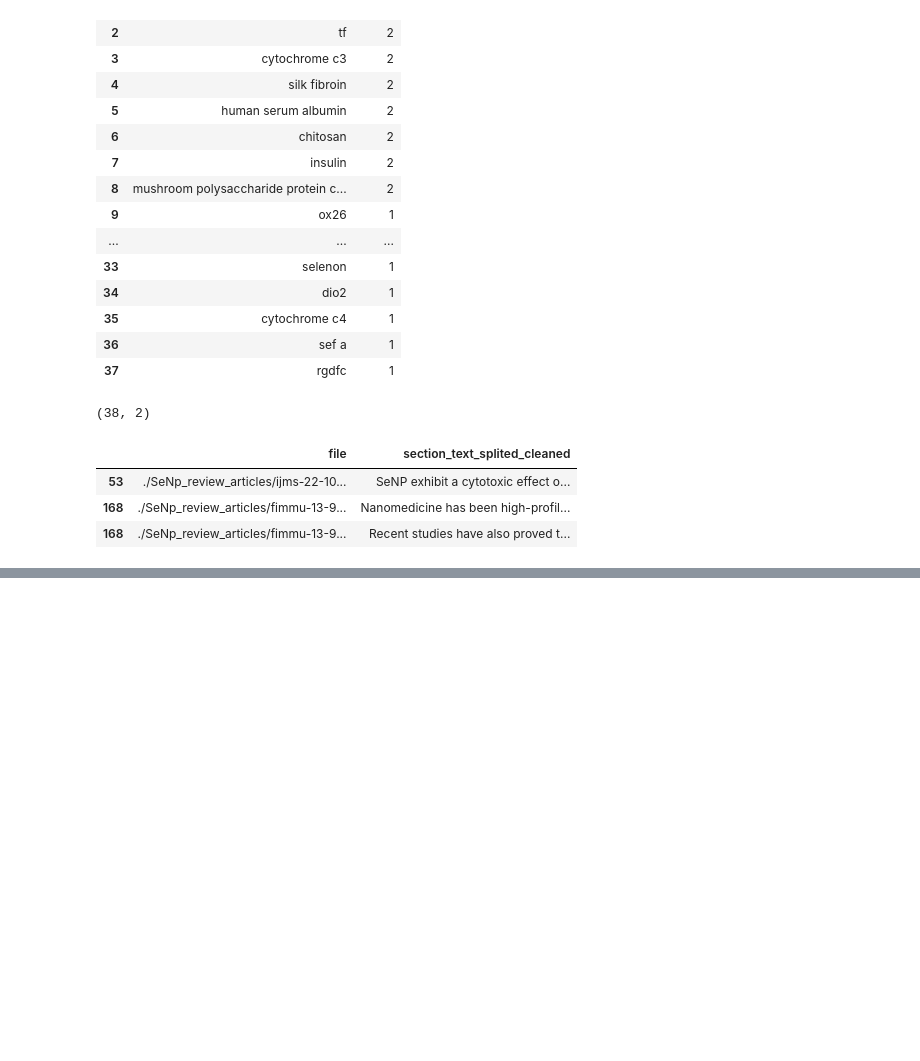
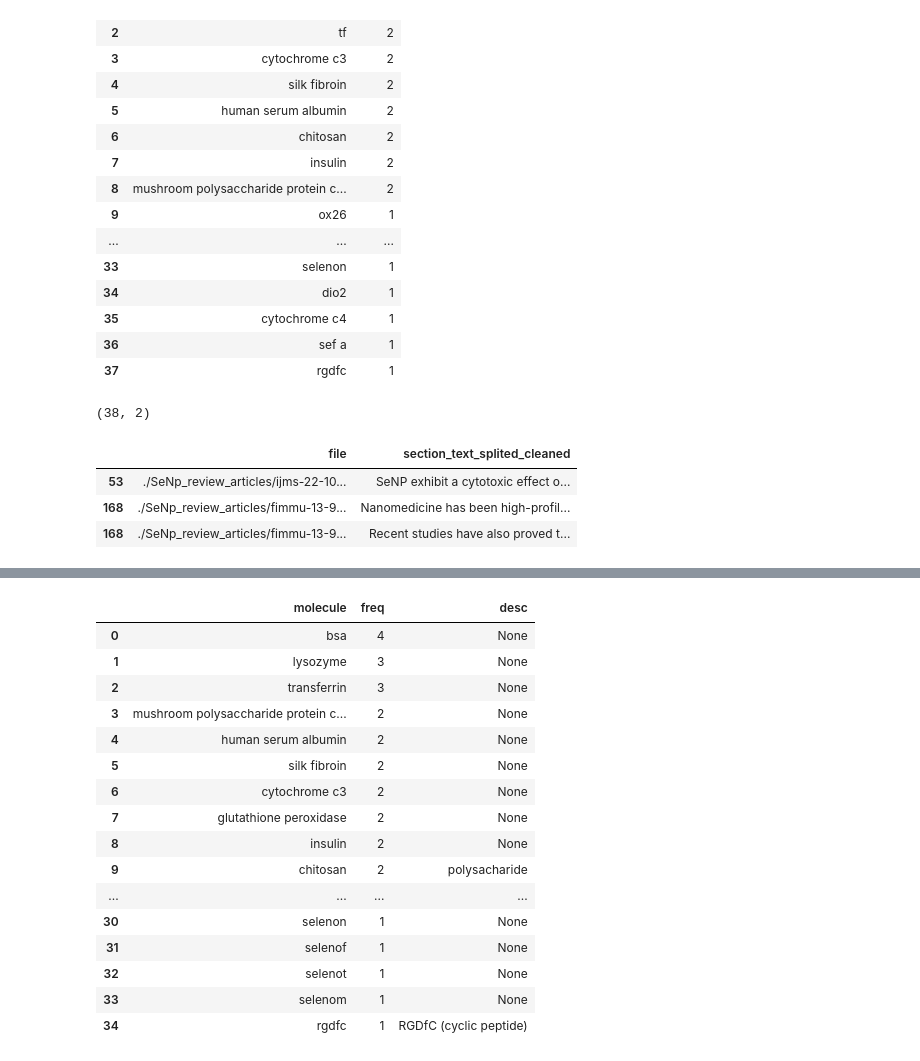
Before and after one commit to zorankiki/gpt4_for_SeNp_research, a Jupyter notebook: protein_stabilizers_extraction_from_reviews_demo.ipynb, the cells around one changed output, grey strips where cells are left out. Drawn from its saved outputs; the diff is of its cells as text; code cells hidden in the pictures; blank space fills up the shorter version.

Commit message:
protein knowlege testing preparation demo

```diff
--- a/protein_stabilizers_extraction_from_reviews_demo.ipynb
+++ b/protein_stabilizers_extraction_from_reviews_demo.ipynb
@@ -333,3 +333,23 @@ pd.concat([protein_stabilizers_extracted[:7].reset_index(drop=True),\
 # df_paragraphs_exploded.to_pickle(path = 'extracted_stabilizers_from_reviews.pkl')
 # %%
 # protein_stabilizers_extracted.to_pickle(path = 'protein_stabilizers.pkl')
+# %%
+protein_stabilizers_extracted
+# %% [output]
+|  | molecule | freq | desc |
+| 0 | bsa | 4 | None |
+| 1 | lysozyme | 3 | None |
+| 2 | transferrin | 3 | None |
+| 3 | mushroom polysaccharide protein c... | 2 | None |
+| 4 | human serum albumin | 2 | None |
+| 5 | silk fibroin | 2 | None |
+| 6 | cytochrome c3 | 2 | None |
+| 7 | glutathione peroxidase | 2 | None |
+| 8 | insulin | 2 | None |
+| 9 | chitosan | 2 | polysacharide |
+| ... | ... | ... | ... |
+| 30 | selenon | 1 | None |
+| 31 | selenof | 1 | None |
+| 32 | selenot | 1 | None |
+| 33 | selenom | 1 | None |
+| 34 | rgdfc | 1 | RGDfC (cyclic peptide) |
```
Also changed, not shown: 3 other files.
